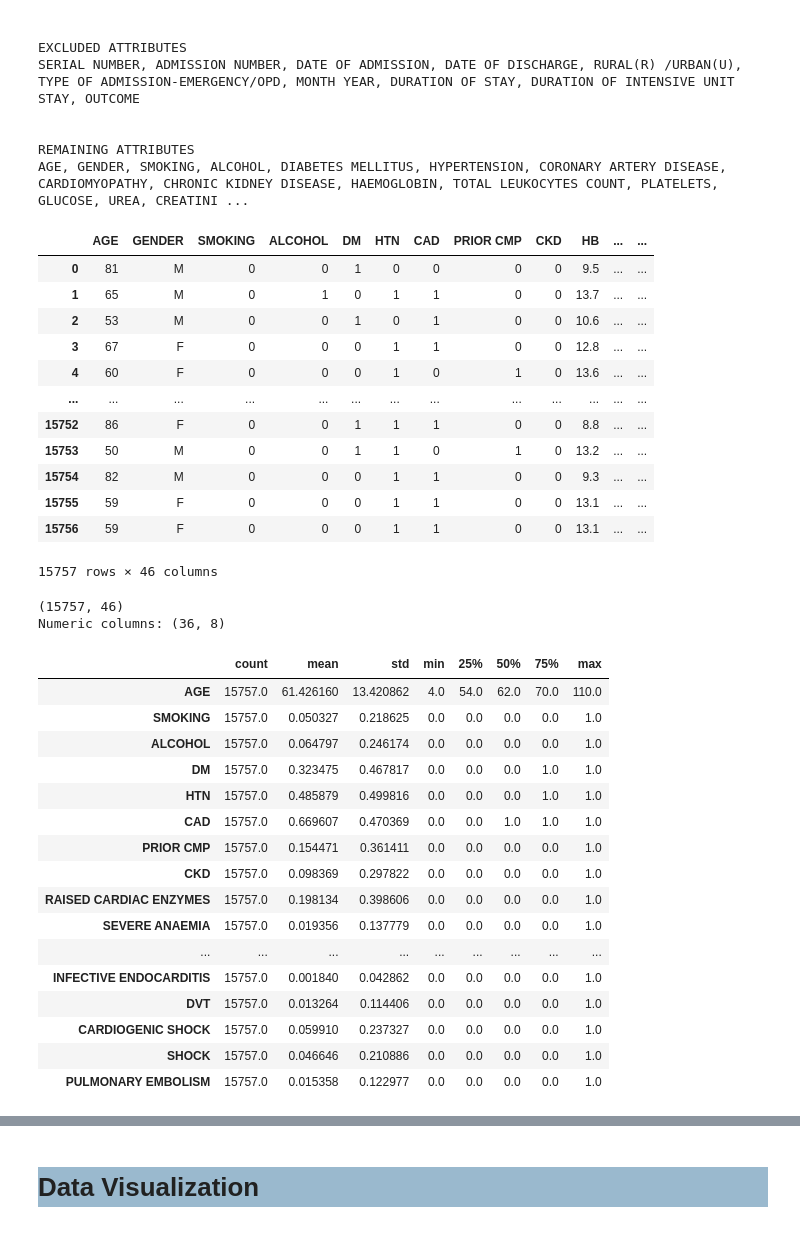
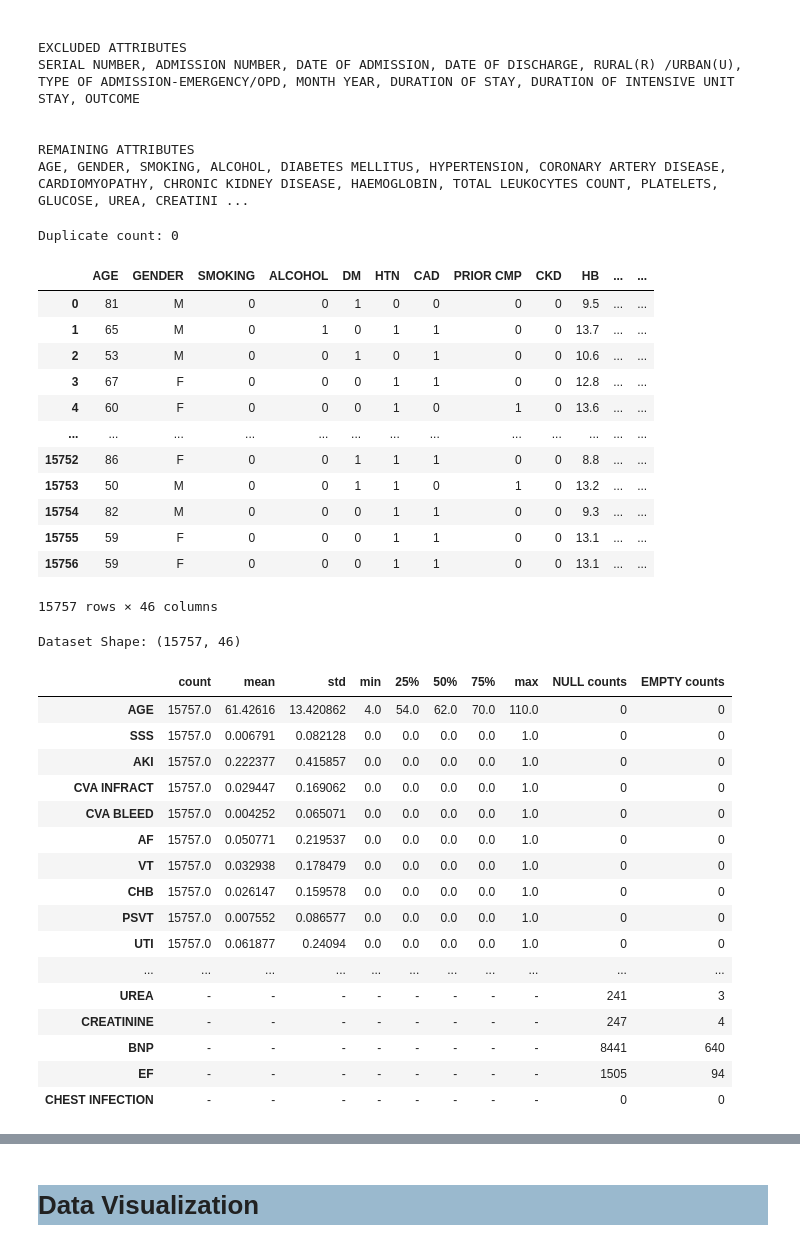
Before and after one commit to jeannamatthews-classes/group-project-cardiovascular-disease-predictor, a Jupyter notebook: CardiovascularDiseasePredictorBackend/src/model/CardiovascularDiseasePredictorModel.ipynb, the cells around one changed output, grey strips where cells are left out. Drawn from its saved outputs; the diff is of its cells as text; code cells hidden in the pictures.

```diff
--- a/CardiovascularDiseasePredictorBackend/src/model/CardiovascularDiseasePredictorModel.ipynb
+++ b/CardiovascularDiseasePredictorBackend/src/model/CardiovascularDiseasePredictorModel.ipynb
@@ -40,7 +39,21 @@ def display_attributes_as_string(dataset_name, dataset):
     cols =  ""
     for name in dataset["Explanatory Name"]:
         cols += name.upper().strip() + ", "
-    return '\033[1m' + '\033[4m' + dataset_name + '\033[0m' + "\n" + cols[:-2] + "\n\n"
+    return '\033[1m\033[4m' + dataset_name + '\033[0m' + "\n" + cols[:-2] + "\n\n"
+
+
+def summarize_data(dataset_name):
+    summary_data = dataset_name.describe().T
+    null_counts = pd.DataFrame(dataset_name.isna().sum(), columns = ["NULL counts"])
+    empty_counts = pd.DataFrame(dataset_name.where(dataset_name=='EMPTY').notna().sum(), columns = ["EMPTY counts"])
+    summary_data = summary_data.merge(null_counts, how="right", left_index=True, right_index=True)
+    summary_data = summary_data.merge(empty_counts, how="right", left_index=True, right_index=True).sort_values(by = ["count"])
+    summary_data.fillna("-", inplace=True)
+    print('\033[1mDataset Shape:\033[0m', dataset_name.shape)
+    display(summary_data)
+
+def print_bold(text):
+        print('\033[1m' + text + '\033[0m')
 # %% [markdown]
 <h1 style="background-color:rgba(88, 139, 174, 0.6);">Data Exploration</h1>
 # %%
@@ -113,9 +126,14 @@ AGE, GENDER, SMOKING, ALCOHOL, DIABETES MELLITUS, HYPERTENSION, CORONARY ARTERY
 cvd_data = pd.read_csv(os.path.join(resoure_directory, "HDHI Admission data.csv"))
 cvd_data_cleaned = cvd_data[cvd_data_columns_cleaned['Table Heading']]
 
+#check duplicates
+print('\033[1mDuplicate count:\033[0m', cvd_data.duplicated().sum())
+
+
 #cvd_data_columns
 cvd_data_cleaned
 # %% [output]
+Duplicate count: 0
 |  | AGE | GENDER | SMOKING | ALCOHOL | DM | HTN | CAD | PRIOR CMP | CKD | HB | ... | ... |
 | 0 | 81 | M | 0 | 0 | 1 | 0 | 0 | 0 | 0 | 9.5 | ... | ... |
 | 1 | 65 | M | 0 | 1 | 0 | 1 | 1 | 0 | 0 | 13.7 | ... | ... |
@@ -128,29 +146,26 @@ cvd_data_cleaned
 | 15754 | 82 | M | 0 | 0 | 0 | 1 | 1 | 0 | 0 | 9.3 | ... | ... |
 | 15755 | 59 | F | 0 | 0 | 0 | 1 | 1 | 0 | 0 | 13.1 | ... | ... |
 | 15756 | 59 | F | 0 | 0 | 0 | 1 | 1 | 0 | 0 | 13.1 | ... | ... |
-15757 rows × 46 columns
+15757 rows × 46 columns
 # %%
-#analyse non-numeric columns
-print(cvd_data_cleaned.shape)
-print("Numeric columns:",cvd_data_cleaned.describe().T.shape)
-cvd_data_cleaned.describe().T
+#Data Summary (NOTE: The last 10 columns in the display below are currently non-numeric)
+summarize_data(cvd_data_cleaned)
 # %% [output]
-(15757, 46)
-Numeric columns: (36, 8)
+Dataset Shape: (15757, 46)
-|  | count | mean | std | min | 25% | 50% | 75% | max |
-| AGE | 15757.0 | 61.426160 | 13.420862 | 4.0 | 54.0 | 62.0 | 70.0 | 110.0 |
-| SMOKING | 15757.0 | 0.050327 | 0.218625 | 0.0 | 0.0 | 0.0 | 0.0 | 1.0 |
-| ALCOHOL | 15757.0 | 0.064797 | 0.246174 | 0.0 | 0.0 | 0.0 | 0.0 | 1.0 |
-| DM | 15757.0 | 0.323475 | 0.467817 | 0.0 | 0.0 | 0.0 | 1.0 | 1.0 |
-| HTN | 15757.0 | 0.485879 | 0.499816 | 0.0 | 0.0 | 0.0 | 1.0 | 1.0 |
-| CAD | 15757.0 | 0.669607 | 0.470369 | 0.0 | 0.0 | 1.0 | 1.0 | 1.0 |
-| PRIOR CMP | 15757.0 | 0.154471 | 0.361411 | 0.0 | 0.0 | 0.0 | 0.0 | 1.0 |
-| CKD | 15757.0 | 0.098369 | 0.297822 | 0.0 | 0.0 | 0.0 | 0.0 | 1.0 |
-| RAISED CARDIAC ENZYMES | 15757.0 | 0.198134 | 0.398606 | 0.0 | 0.0 | 0.0 | 0.0 | 1.0 |
-| SEVERE ANAEMIA | 15757.0 | 0.019356 | 0.137779 | 0.0 | 0.0 | 0.0 | 0.0 | 1.0 |
-| ... | ... | ... | ... | ... | ... | ... | ... | ... |
-| INFECTIVE ENDOCARDITIS | 15757.0 | 0.001840 | 0.042862 | 0.0 | 0.0 | 0.0 | 0.0 | 1.0 |
-| DVT | 15757.0 | 0.013264 | 0.114406 | 0.0 | 0.0 | 0.0 | 0.0 | 1.0 |
-| CARDIOGENIC SHOCK | 15757.0 | 0.059910 | 0.237327 | 0.0 | 0.0 | 0.0 | 0.0 | 1.0 |
-| SHOCK | 15757.0 | 0.046646 | 0.210886 | 0.0 | 0.0 | 0.0 | 0.0 | 1.0 |
-| PULMONARY EMBOLISM | 15757.0 | 0.015358 | 0.122977 | 0.0 | 0.0 | 0.0 | 0.0 | 1.0 |
+|  | count | mean | std | min | 25% | 50% | 75% | max | NULL counts | EMPTY counts |
+| AGE | 15757.0 | 61.42616 | 13.420862 | 4.0 | 54.0 | 62.0 | 70.0 | 110.0 | 0 | 0 |
+| SSS | 15757.0 | 0.006791 | 0.082128 | 0.0 | 0.0 | 0.0 | 0.0 | 1.0 | 0 | 0 |
+| AKI | 15757.0 | 0.222377 | 0.415857 | 0.0 | 0.0 | 0.0 | 0.0 | 1.0 | 0 | 0 |
+| CVA INFRACT | 15757.0 | 0.029447 | 0.169062 | 0.0 | 0.0 | 0.0 | 0.0 | 1.0 | 0 | 0 |
+| CVA BLEED | 15757.0 | 0.004252 | 0.065071 | 0.0 | 0.0 | 0.0 | 0.0 | 1.0 | 0 | 0 |
+| AF | 15757.0 | 0.050771 | 0.219537 | 0.0 | 0.0 | 0.0 | 0.0 | 1.0 | 0 | 0 |
+| VT | 15757.0 | 0.032938 | 0.178479 | 0.0 | 0.0 | 0.0 | 0.0 | 1.0 | 0 | 0 |
+| CHB | 15757.0 | 0.026147 | 0.159578 | 0.0 | 0.0 | 0.0 | 0.0 | 1.0 | 0 | 0 |
+| PSVT | 15757.0 | 0.007552 | 0.086577 | 0.0 | 0.0 | 0.0 | 0.0 | 1.0 | 0 | 0 |
+| UTI | 15757.0 | 0.061877 | 0.24094 | 0.0 | 0.0 | 0.0 | 0.0 | 1.0 | 0 | 0 |
+| ... | ... | ... | ... | ... | ... | ... | ... | ... | ... | ... |
+| UREA | - | - | - | - | - | - | - | - | 241 | 3 |
+| CREATININE | - | - | - | - | - | - | - | - | 247 | 4 |
+| BNP | - | - | - | - | - | - | - | - | 8441 | 640 |
+| EF | - | - | - | - | - | - | - | - | 1505 | 94 |
+| CHEST INFECTION | - | - | - | - | - | - | - | - | 0 | 0 |
```
Also changed, not shown: parts of 45 cells of this notebook.
